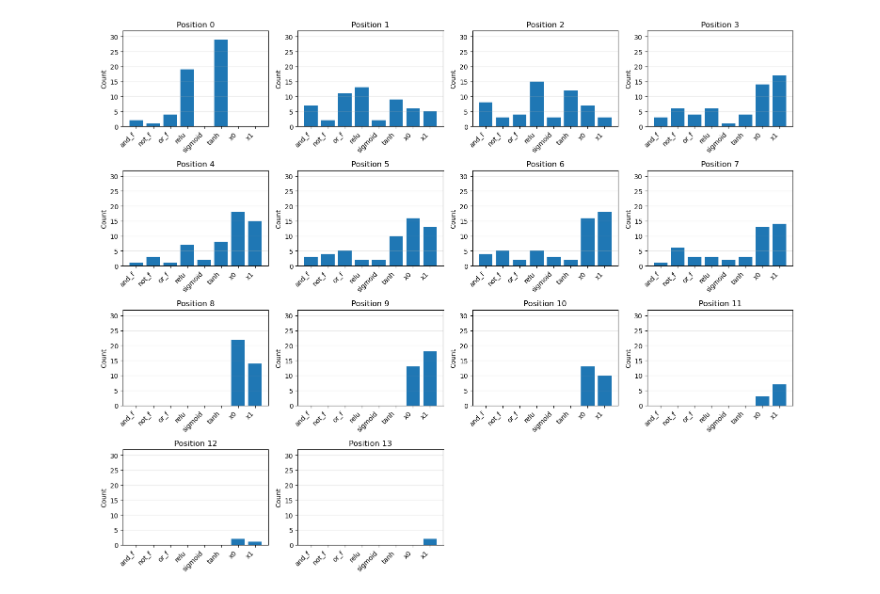
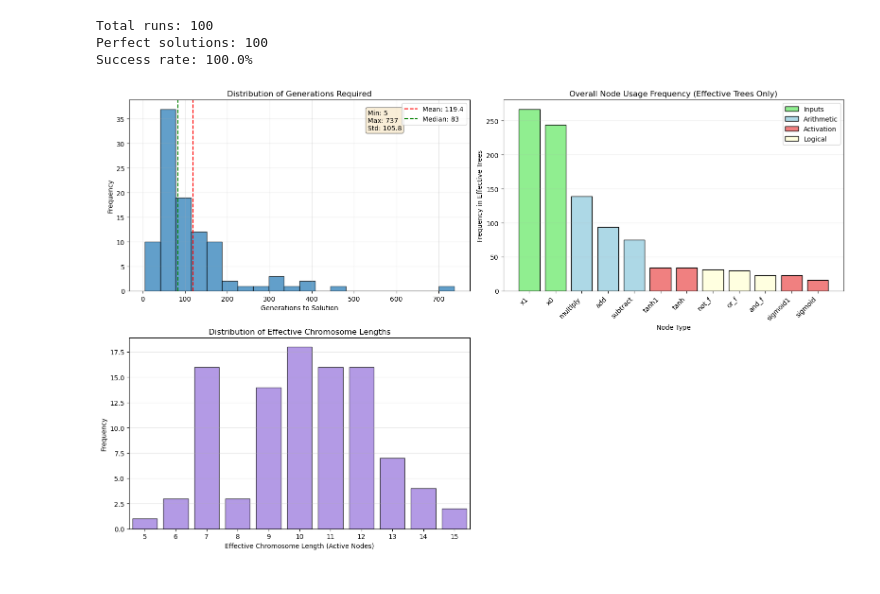
Before and after one commit to Cliffy2000/GEPNN, a Jupyter notebook: reports/xor_multiple_analysis.ipynb, the cells around one changed output. Saved outputs shown, nothing was run; the diff lists cells and outputs as text; code cells hidden in the pictures.

Commit message:
results and analysis from xor_multiple

```diff
--- a/reports/xor_multiple_analysis.ipynb
+++ b/reports/xor_multiple_analysis.ipynb
@@ -1,3 +1,3 @@
 # %%
-DATA_PATH = r"../experiments/xor_multiple_results_20250827_061752.json"
+DATA_PATH = r"../experiments/xor_multiple_results_100-100.json"
 # %%
@@ -63,63 +335,15 @@ def analyze_perfect_solutions(filename):
 # %%
 results = analyze_perfect_solutions(DATA_PATH)
+
+# Print summary
+print(f"Total runs: {results['perfect_count'] + results['imperfect_count']}")
+print(f"Perfect solutions: {results['perfect_count']}")
+print(f"Success rate: {100 * results['perfect_count'] / (results['perfect_count'] + results['imperfect_count']):.1f}%")
+# %% [output]
+Total runs: 100
+Perfect solutions: 100
+Success rate: 100.0%
 # %%
-def plot_node_position_frequencies(results, figsize=(15, 12)):
-   node_positions = results['node_positions']
-   max_position = max(node_positions.keys())
-
-   # Get all unique nodes across all positions
-   all_nodes = set()
-   for nodes in node_positions.values():
-       all_nodes.update(nodes)
-   all_nodes = sorted(list(all_nodes))
-
-   # Calculate grid dimensions
-   cols = 4  # charts per row
-   rows = (max_position + 1 + cols - 1) // cols
-
-   fig, axes = plt.subplots(rows, cols, figsize=figsize)
-   axes = axes.flatten()
-
-   # Get y-axis limit from position 0
-   if 0 in node_positions:
-       counter0 = Counter(node_positions[0])
-       max_count = max(counter0.values()) if counter0 else 1
-       ylim = (0, max_count * 1.1)  # Add 10% padding
-   else:
-       ylim = None
-
-   for pos in range(max_position + 1):
-       ax = axes[pos]
-
-       if pos in node_positions:
-           # Count frequencies
-           counter = Counter(node_positions[pos])
-
-           # Get counts for all nodes (0 if not present)
-           counts = [counter.get(node, 0) for node in all_nodes]
-
-           # Create bar chart
-           x = np.arange(len(all_nodes))
-           ax.bar(x, counts)
-           ax.set_xticks(x)
-           ax.set_xticklabels(all_nodes, rotation=45, ha='right')
-           ax.set_ylabel('Count')
-           ax.set_title(f'Position {pos}')
-           ax.grid(axis='y', alpha=0.3)
-
-           # Set consistent y-axis limit
-           if ylim:
-               ax.set_ylim(ylim)
-       else:
-           ax.set_visible(False)
-
-   # Hide unused subplots
-   for i in range(max_position + 1, len(axes)):
-       axes[i].set_visible(False)
-
-   plt.tight_layout()
-   plt.show()
-# Usage
-plot_node_position_frequencies(results)
+plot_summary_grid(results)
 # %% [output]
-[figure, old version]
+[figure, new version]
```
Also changed, not shown: parts of 3 cells of this notebook, 1 other file.
